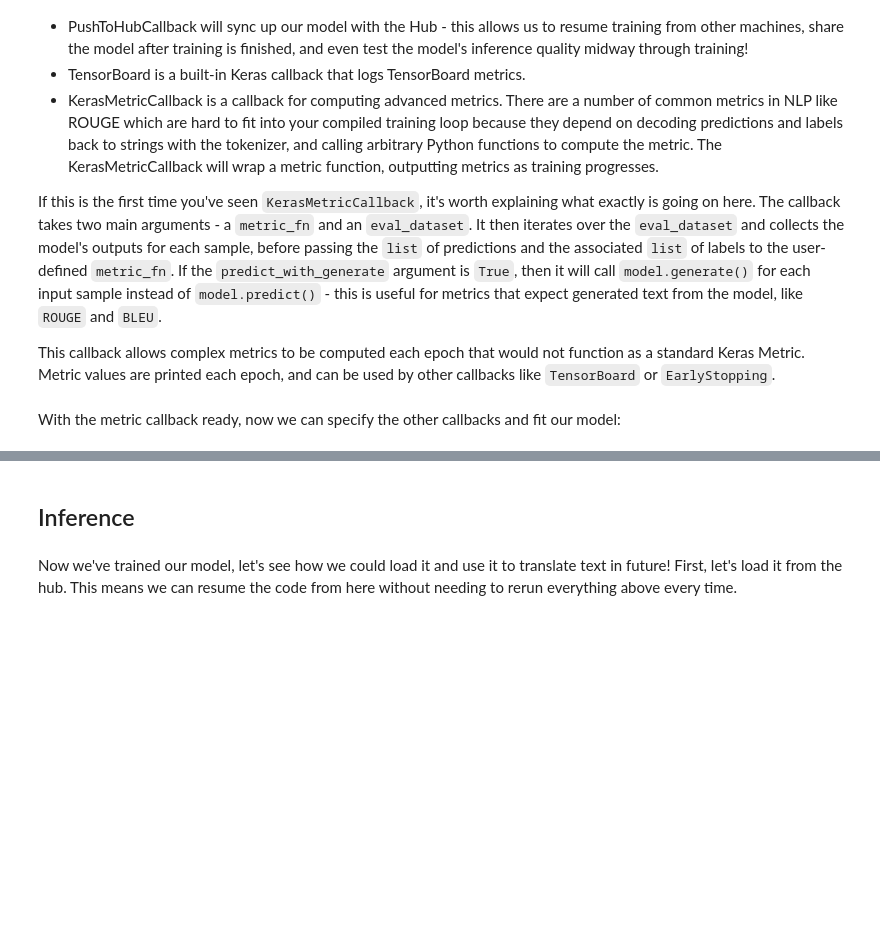
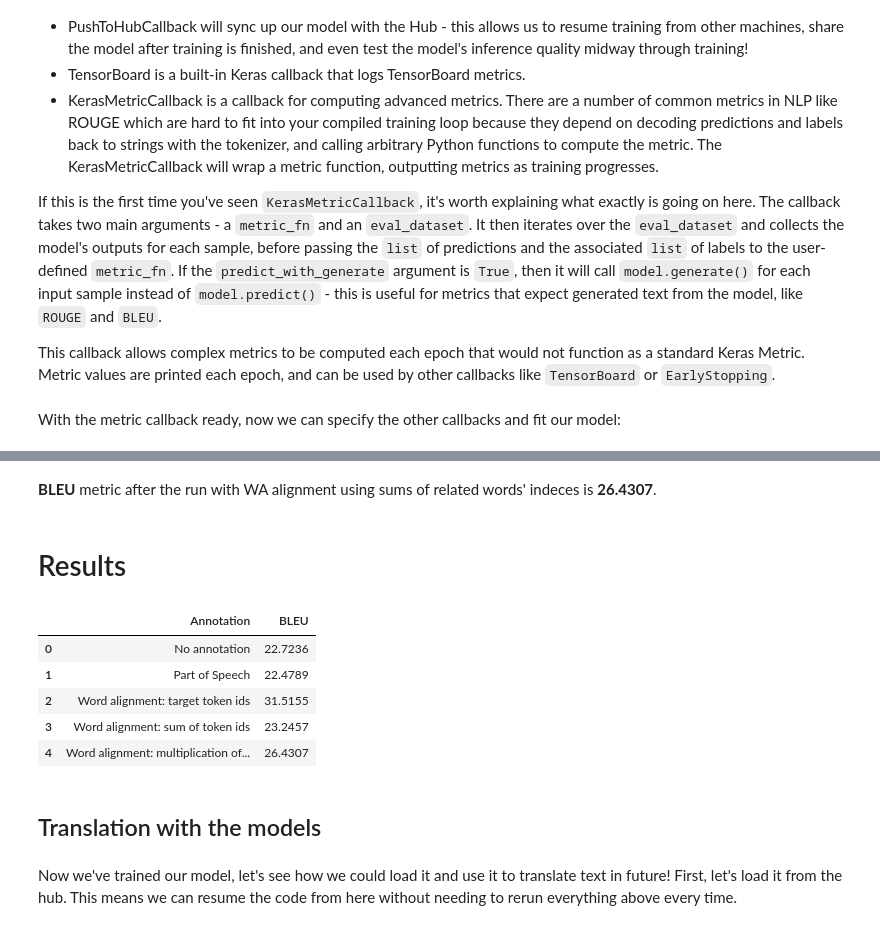
Before and after one commit to edgolyakova/wiki, a Jupyter notebook: code/tf_model/tf_pretrained_model.ipynb, the cells around one changed output, grey strips where cells are left out. Drawn from its saved outputs; the diff is of its cells as text; code cells hidden in the pictures; blank space fills up the shorter version.

Commit message:
Notebook with the results of the model

```diff
--- a/code/tf_model/tf_pretrained_model.ipynb
+++ b/code/tf_model/tf_pretrained_model.ipynb
@@ -370,4 +681,25 @@ model = TFAutoModelForSeq2SeqLM.from_pretrained("your-username/my-awesome-model"
+# %% [markdown]
+**BLEU** metric after the run with WA alignment using sums of related words' indeces is **26.4307**.
 # %% [markdown]
-## Inference
+# Results
+# %%
+results = pd.DataFrame(columns=['Annotation','BLEU'])
+results_list = [
+    ('No annotation', 22.7236),
+    ('Part of Speech', 22.4789),
+    ('Word alignment: target token ids', 31.5155),
+    ('Word alignment: sum of token ids', 23.2457),
+    ('Word alignment: multiplication of token ids', 26.4307)
+]
+results.append([{'Annotation': x[0], 'BLEU': x[1]} for x in results_list])
+# %% [output]
+|  | Annotation | BLEU |
+| 0 | No annotation | 22.7236 |
+| 1 | Part of Speech | 22.4789 |
+| 2 | Word alignment: target token ids | 31.5155 |
+| 3 | Word alignment: sum of token ids | 23.2457 |
+| 4 | Word alignment: multiplication of... | 26.4307 |
+# %% [markdown]
+## Translation with the models
 # %% [markdown]
 Now we've trained our model, let's see how we could load it and use it to translate text in future! First, let's load it from the hub. This means we can resume the code from here without needing to rerun everything above every time.
```
Also changed, not shown: parts of 95 cells of this notebook, 2 other files.
